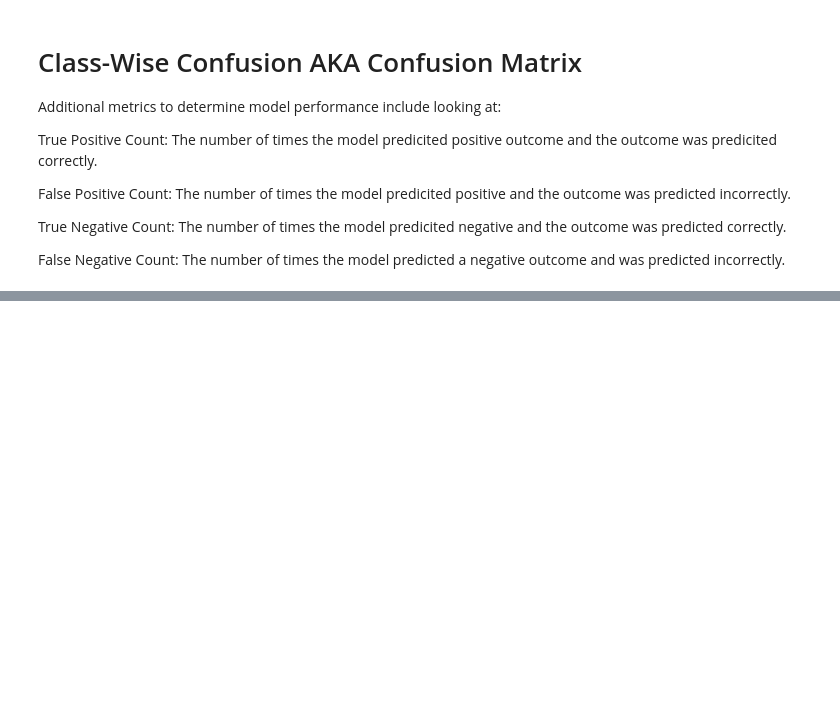
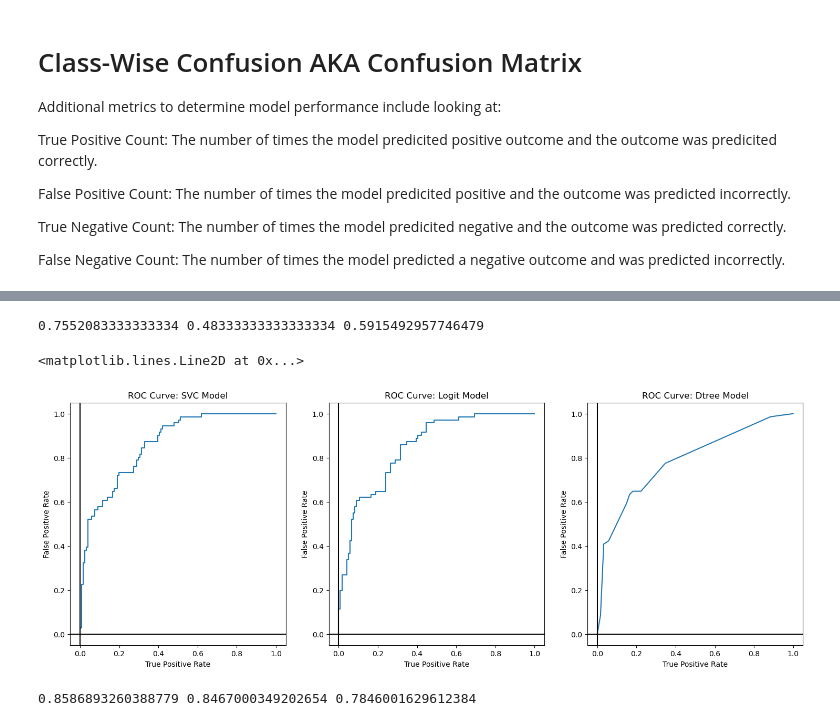
Before and after one commit to BigBreakfast28/Machine-Learning-in-the-AWS-Cloud, a Jupyter notebook: Chapter5_AWS_ML_Book.ipynb, the cells around one changed output, grey strips where cells are left out. Cells and saved outputs as stored; diff of their text form; code cells hidden in the pictures; blank space fills up the shorter version.

```diff
--- a/Chapter5_AWS_ML_Book.ipynb
+++ b/Chapter5_AWS_ML_Book.ipynb
@@ -186,0 +244,4 @@ False Negative Count: The number of times the model predicted a negative outcome
+# %%
+print(accuracy_dtree,precision_dtree,recall_dtree)
+# %% [output]
+0.7552083333333334 0.48333333333333334 0.5915492957746479
@@ -186,0 +267,52 @@ False Negative Count: The number of times the model predicted a negative outcome
+# %%
+#Calculate the FPR and TPR for all thresholds of the logistic regression model
+logit_fpr,logit_tpr,logit_thresholds = metrics.roc_curve(
+    df_diabetes_target_test.values.ravel(),
+    logit_probabilities[:,1],
+    pos_label=1,
+    drop_intermediate=False
+)
+# %%
+#Calculate the FPR and TPR for all thresholds of the decision tree model
+dtree_fpr,dtree_tpr,dtree_thresholds = metrics.roc_curve(
+    df_diabetes_target_test.values.ravel(),
+    dtree_probabilities[:,1],
+    pos_label=1,
+    drop_intermediate=False
+)
+# %%
+#plot ROC Curves
+
+fig,ax = plt.subplots(1,3,figsize=(18,6))
+
+ax[0].set_title("ROC Curve: SVC Model")
+ax[0].set_xlabel("True Positive Rate")
+ax[0].set_ylabel("False Positive Rate")
+ax[0].plot(svc_fpr, svc_tpr)
+ax[0].axhline(y=0, color='k')
+ax[0].axvline(x=0, color='k')
+
+ax[1].set_title("ROC Curve: Logit Model")
+ax[1].set_xlabel("True Positive Rate")
+ax[1].set_ylabel("False Positive Rate")
+ax[1].plot(logit_fpr, logit_tpr)
+ax[1].axhline(y=0, color='k')
+ax[1].axvline(x=0, color='k')
+
+ax[2].set_title("ROC Curve: Dtree Model")
+ax[2].set_xlabel("True Positive Rate")
+ax[2].set_ylabel("False Positive Rate")
+ax[2].plot(dtree_fpr, dtree_tpr)
+ax[2].axhline(y=0, color='k')
+ax[2].axvline(x=0, color='k')
+# %% [output]
+<matplotlib.lines.Line2D at 0x...>
+[figure, added]
+# %%
+#We can also get the area under the curve for these values, known as the AUC metric
+svc_auc = metrics.auc(svc_fpr,svc_tpr)
+logit_auc = metrics.auc(logit_fpr,logit_tpr)
+dtree_auc = metrics.auc(dtree_fpr,dtree_tpr)
+print(svc_auc,logit_auc,dtree_auc)
+# %% [output]
+0.8586893260388779 0.8467000349202654 0.7846001629612384
```
Also changed, not shown: parts of 32 cells of this notebook.
